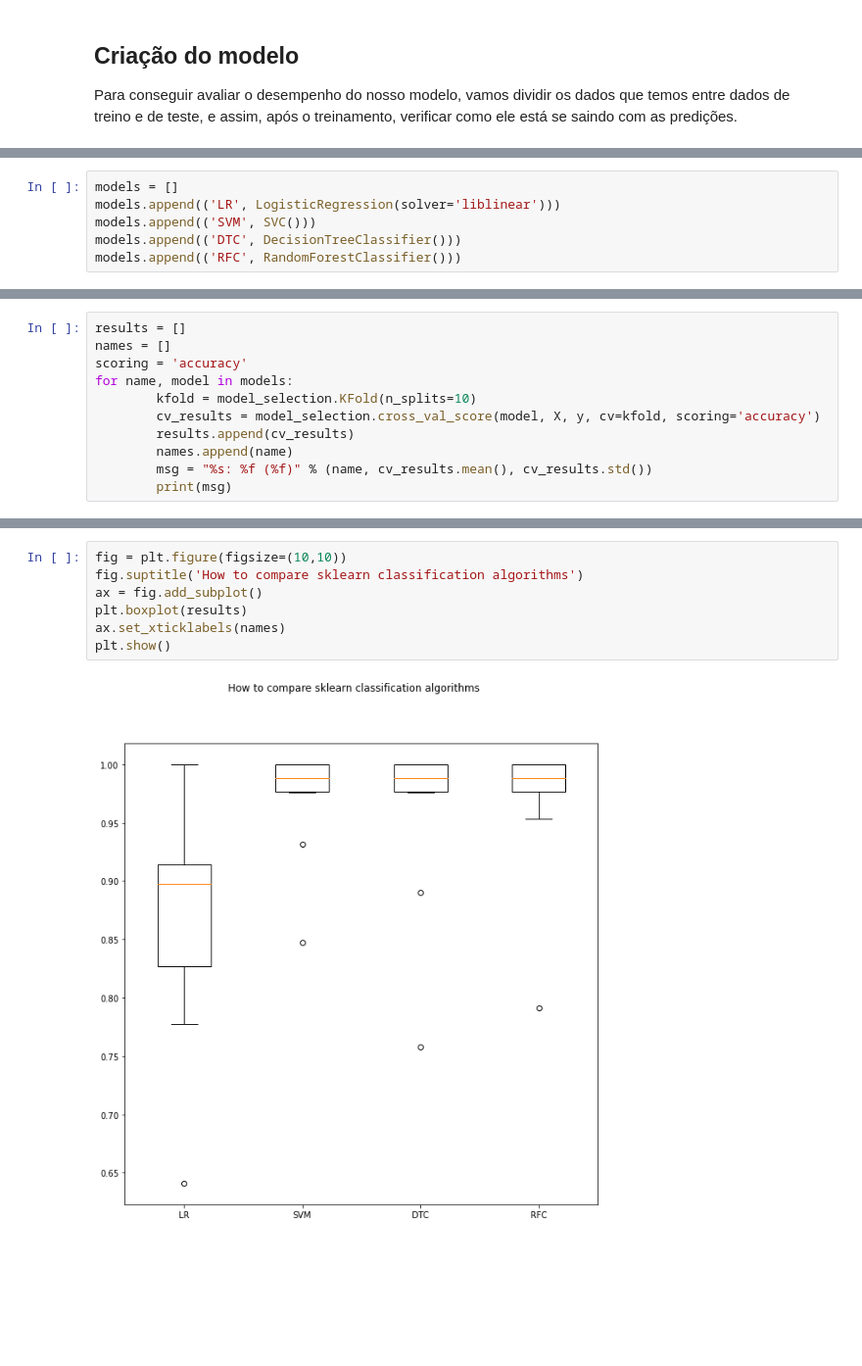
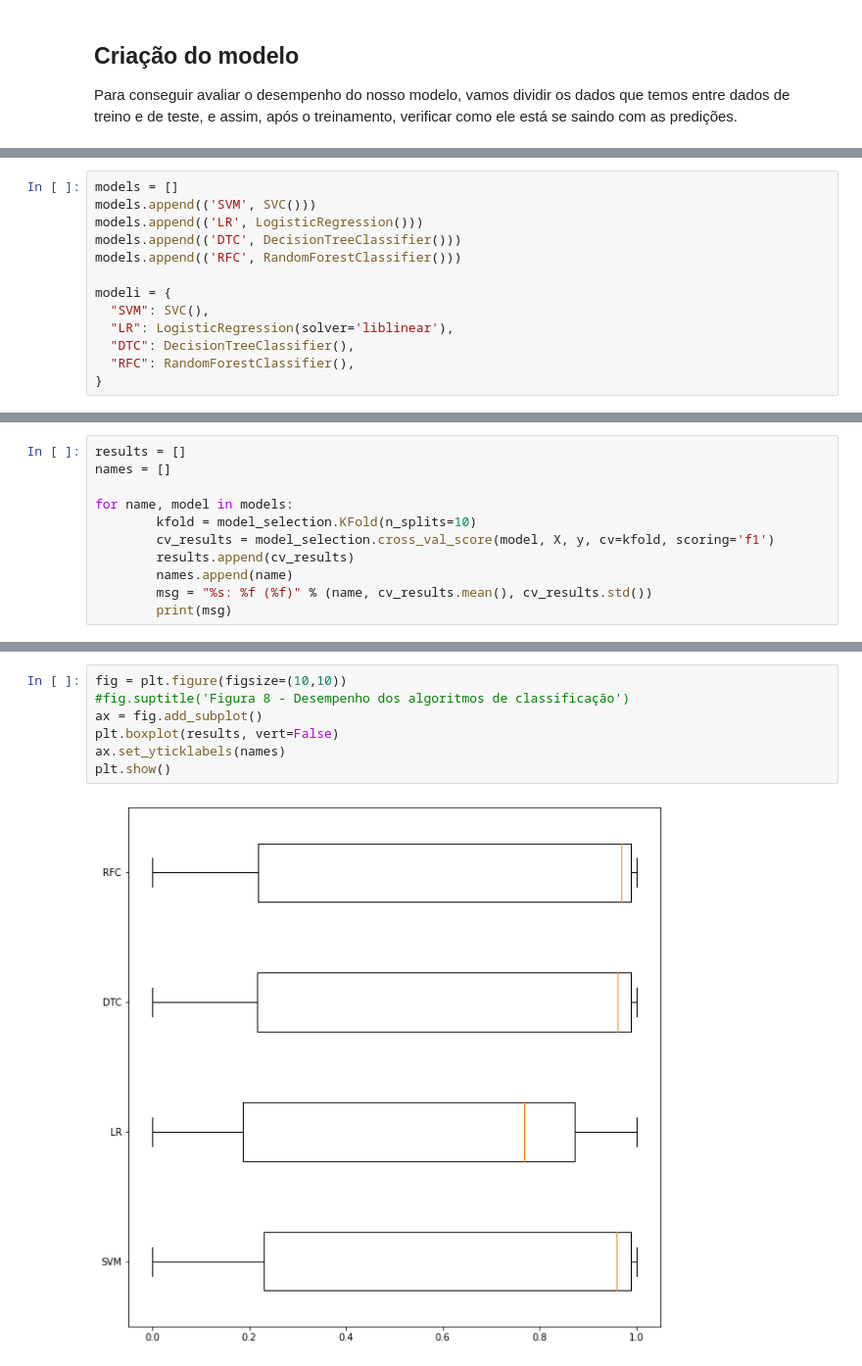
Before and after one commit to Cd4sh/project-pos-ai, a Jupyter notebook: notebook.ipynb, the cells around one changed output, grey strips where cells are left out. Shown: that part at 98% size. Cells and saved outputs as stored; diff of their text form; blank space fills up the shorter version.

```diff
--- a/notebook.ipynb
+++ b/notebook.ipynb
@@ -153,7 +154,14 @@ from sklearn.tree import DecisionTreeClassifier
 from sklearn.ensemble import RandomForestClassifier
 # %%
 models = []
-models.append(('LR', LogisticRegression(solver='liblinear')))
 models.append(('SVM', SVC()))
+models.append(('LR', LogisticRegression()))
 models.append(('DTC', DecisionTreeClassifier()))
 models.append(('RFC', RandomForestClassifier()))
+
+modeli = {
+  "SVM": SVC(),
+  "LR": LogisticRegression(solver='liblinear'),
+  "DTC": DecisionTreeClassifier(),
+  "RFC": RandomForestClassifier(),
+}
@@ -166,10 +168,10 @@ print('Acurácia média:', scores.mean())
 # %%
 results = []
 names = []
-scoring = 'accuracy'
+
 for name, model in models:
         kfold = model_selection.KFold(n_splits=10)
-        cv_results = model_selection.cross_val_score(model, X, y, cv=kfold, scoring='accuracy')
+        cv_results = model_selection.cross_val_score(model, X, y, cv=kfold, scoring='f1')
         results.append(cv_results)
         names.append(name)
         msg = "%s: %f (%f)" % (name, cv_results.mean(), cv_results.std())
@@ -182,12 +184,12 @@ RFC: 0.967616 (0.060459)
 # %%
 fig = plt.figure(figsize=(10,10))
-fig.suptitle('How to compare sklearn classification algorithms')
+#fig.suptitle('Figura 8 - Desempenho dos algoritmos de classificação')
 ax = fig.add_subplot()
-plt.boxplot(results)
-ax.set_xticklabels(names)
+plt.boxplot(results, vert=False)
+ax.set_yticklabels(names)
 plt.show()
 # %% [output]
-[figure, old version]
+[figure, new version]
 # %%
 #split = train_valid_test_split(df, target = target, train_size=0.7,
 #                                        valid_size=0.1, test_size=0.1)
```
Also changed, not shown: parts of 25 cells of this notebook, 2 other files.
